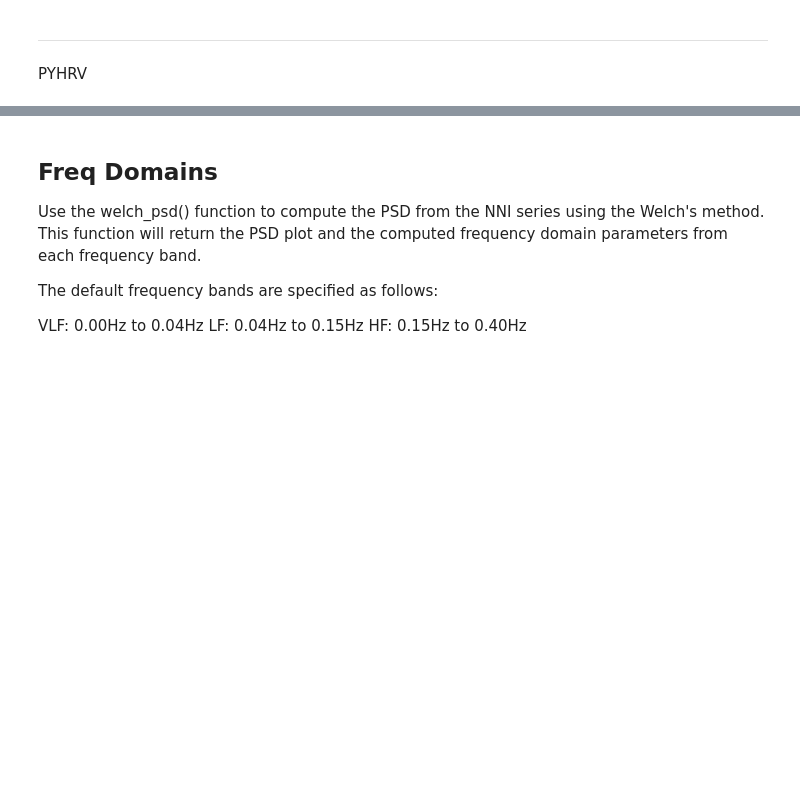
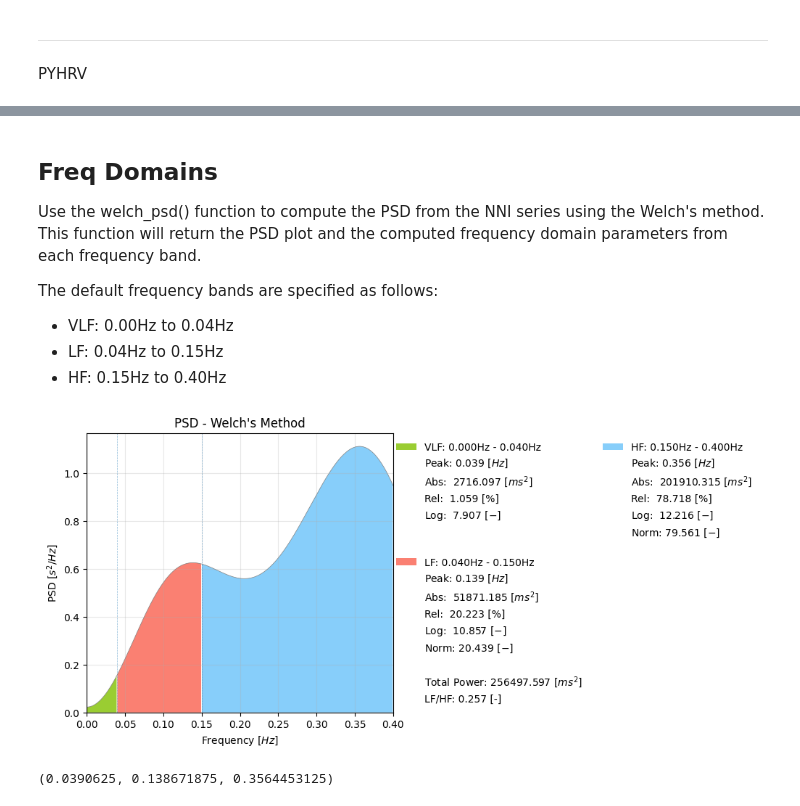
Before and after one commit to archiseino/hrv-plus-ultra, a Jupyter notebook: pyhrv-implementation-analysis.ipynb, the cells around one changed output, grey strips where cells are left out. Cells and saved outputs as stored; diff of their text form; code cells hidden in the pictures; blank space fills up the shorter version.

```diff
--- a/pyhrv-implementation-analysis.ipynb
+++ b/pyhrv-implementation-analysis.ipynb
@@ -128,9 +177,28 @@ Use the welch_psd() function to compute the PSD from the NNI series using the We
 
 The default frequency bands are specified as follows:
 
-VLF: 0.00Hz to 0.04Hz
-LF: 0.04Hz to 0.15Hz
-HF: 0.15Hz to 0.40Hz
+- VLF: 0.00Hz to 0.04Hz
+- LF: 0.04Hz to 0.15Hz
+- HF: 0.15Hz to 0.40Hz
+# %%
+import pyhrv.frequency_domain as fd
+from scipy.interpolate import CubicSpline
+
+# Compute the PSD and frequency domain parameters
+time_points = np.cumsum(nni) / 1000  # Convert to seconds
+cs = CubicSpline(time_points, nni)
+
+# Create evenly sampled time points
+even_time_points = np.linspace(time_points[0], time_points[-1], len(nni))
+interpolated_rr = cs(even_time_points)
+
+result = fd.welch_psd(nni=nni)
+
+# Access peak frequencies using the key 'fft_peak'
+print(result['fft_peak'])
+# %% [output]
+[figure, added]
+(0.0390625, 0.138671875, 0.3564453125)
 # %%
 import pyhrv.frequency_domain as fd
 
```
Also changed, not shown: parts of 9 cells of this notebook, 4 other files.
